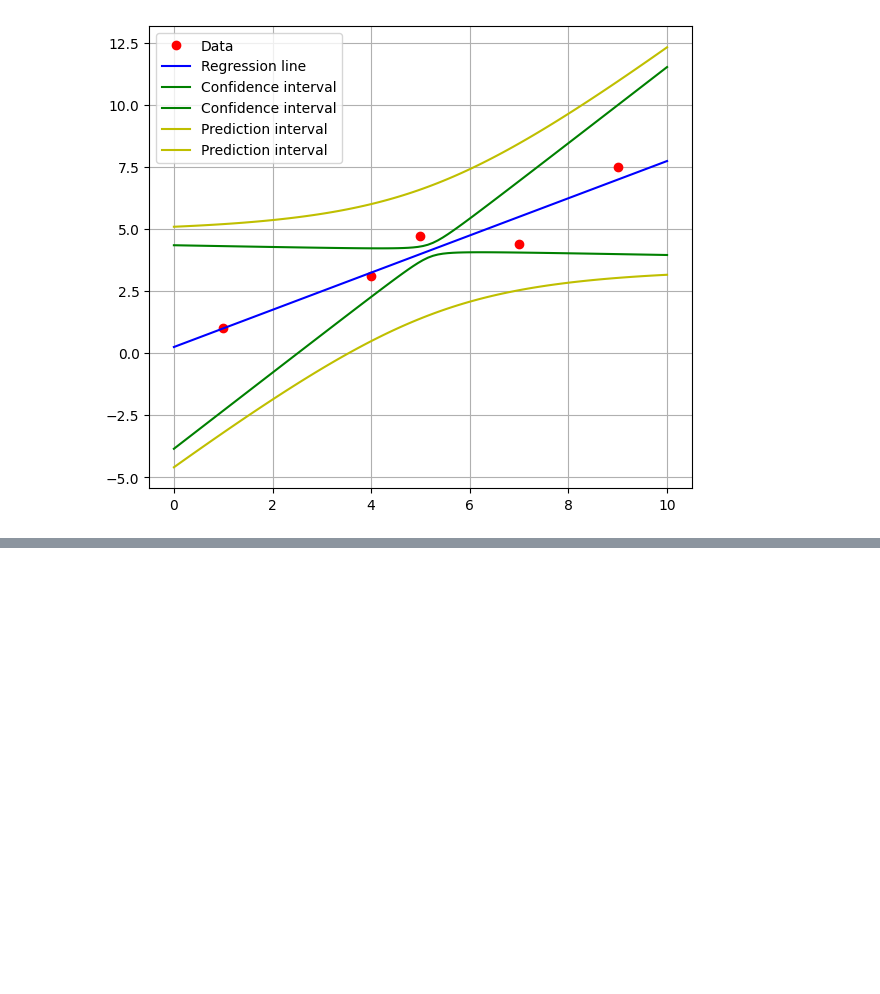
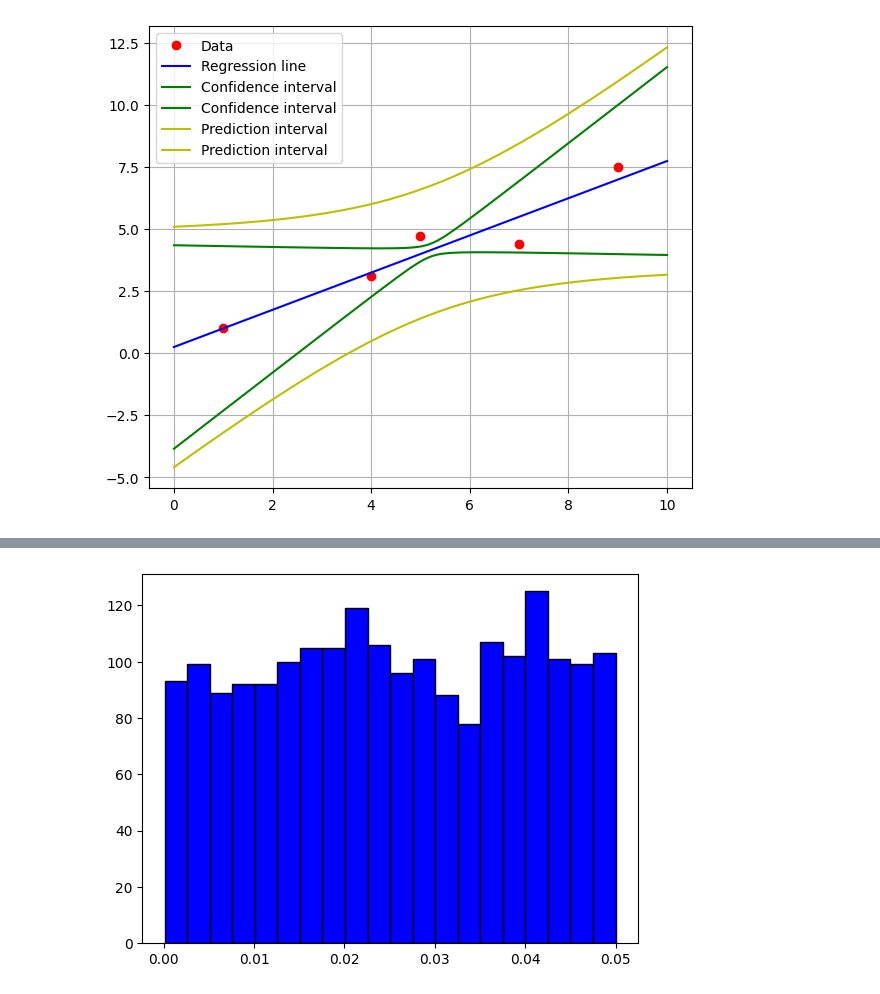
Before and after one commit to tombk556/Mehrdim.-Datenanalyse-und-stat.-Lernverfahren, a Jupyter notebook: Python/main.ipynb, the cells around one changed output, grey strips where cells are left out. Saved outputs shown, nothing was run; the diff lists cells and outputs as text; code cells hidden in the pictures; blank space fills up the shorter version.

```diff
--- a/Python/main.ipynb
+++ b/Python/main.ipynb
@@ -144,0 +238,5 @@ plt.show()
+# %%
+plt.hist(p_values, bins=20, color='blue', edgecolor='black')
+plt.show()
+# %% [output]
+[figure, added]
```
Also changed, not shown: parts of 4 cells of this notebook, 1 other file.
